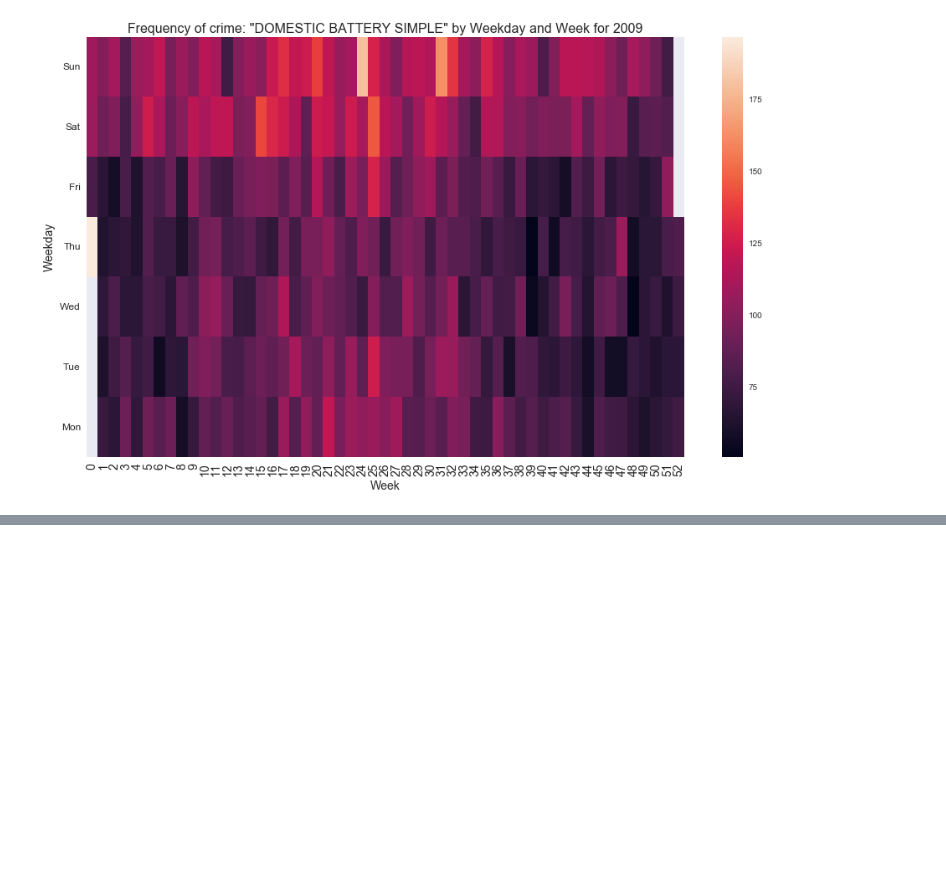
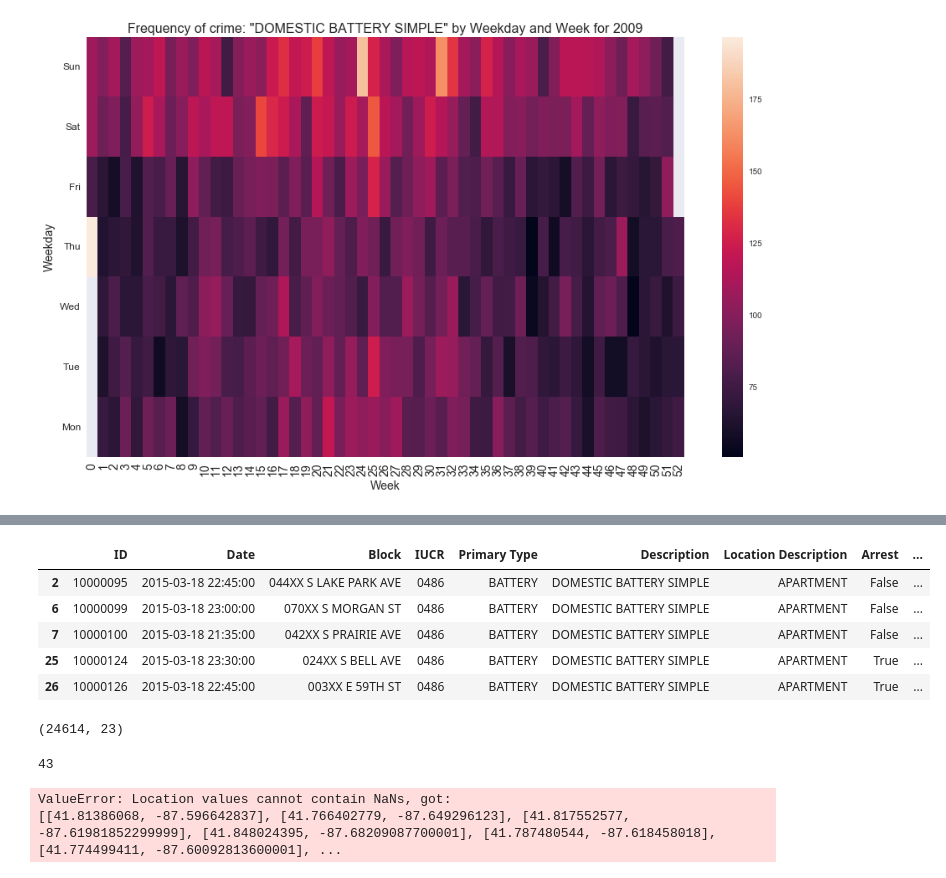
Before and after one commit to MattTriano/Chicago_Crimes, a Jupyter notebook: Chicago_Crime_Exploration.ipynb, the cells around one changed output, grey strips where cells are left out. Cells and saved outputs as stored; diff of their text form; code cells hidden in the pictures; blank space fills up the shorter version.

```diff
--- a/Chicago_Crime_Exploration.ipynb
+++ b/Chicago_Crime_Exploration.ipynb
@@ -83,11 +266,19 @@ chi_crimes['Date'] = pd.to_datetime(chi_crimes['Date'], format=date_format)
 chi_crimes['Description'] = chi_crimes['Description'].astype('category')
 chi_crimes['Primary Type'] = chi_crimes['Primary Type'].astype('category')
 # %%
+# To facilitate heatmaping later
 chi_crimes['Hour'] = chi_crimes['Date'].dt.hour
 chi_crimes['Week'] = chi_crimes['Date'].dt.weekofyear
 chi_crimes['Day'] = chi_crimes['Date'].dt.dayofyear
 chi_crimes['Weekday'] = chi_crimes['Date'].dt.dayofweek
 chi_crimes['Month'] = chi_crimes['Date'].dt.month
+
+# To cut down on memory usage
+chi_crimes['Hour'] = chi_crimes['Hour'].astype('category')
+chi_crimes['Week'] = chi_crimes['Week'].astype('category')
+chi_crimes['Day'] = chi_crimes['Day'].astype('category')
+chi_crimes['Weekday'] = chi_crimes['Weekday'].astype('category')
+chi_crimes['Month'] = chi_crimes['Month'].astype('category')
 # %%
 chi_crimes.info()
 # %% [output]
@@ -390,0 +554,13 @@ chi_map
+# %%
+tmp = chi_crimes[(chi_crimes['Description'] == 'DOMESTIC BATTERY SIMPLE') &
+                 (chi_crimes['Year'] == 2015) ]
+display(tmp.head())
+tmp.shape
+# %% [output]
+|  | ID | Date | Block | IUCR | Primary Type | Description | Location Description | Arrest | ... |
+| 2 | 10000095 | 2015-03-18 22:45:00 | 044XX S LAKE PARK AVE | 0486 | BATTERY | DOMESTIC BATTERY SIMPLE | APARTMENT | False | ... |
+| 6 | 10000099 | 2015-03-18 23:00:00 | 070XX S MORGAN ST | 0486 | BATTERY | DOMESTIC BATTERY SIMPLE | APARTMENT | False | ... |
+| 7 | 10000100 | 2015-03-18 21:35:00 | 042XX S PRAIRIE AVE | 0486 | BATTERY | DOMESTIC BATTERY SIMPLE | APARTMENT | False | ... |
+| 25 | 10000124 | 2015-03-18 23:30:00 | 024XX S BELL AVE | 0486 | BATTERY | DOMESTIC BATTERY SIMPLE | APARTMENT | True | ... |
+| 26 | 10000126 | 2015-03-18 22:45:00 | 003XX E 59TH ST | 0486 | BATTERY | DOMESTIC BATTERY SIMPLE | APARTMENT | True | ... |
+(24614, 23)
@@ -391,19 +569,26 @@ chi_map
+# %%
+tmp['Latitude'].isnull().sum()
+# %% [output]
+43
 # %%
-# instantiate a feature group for the incidents in the dataframe
-incidents = folium.map.FeatureGroup()
+chi_map = folium.Map(location=[41.85, -87.6], zoom_start=11)
+chi_map.add_child(FastMarkerCluster(tmp[['Latitude', 'Longitude']].values.tolist()))
+chi_map
+# # loop through the 100 crimes and add each to the incidents feature group
+# for lat, lng, in zip(tmp.Latitude, tmp.Longitude):
+#     incidents.add_child(
+#         folium.features.CircleMarker(
+#             [lat, lng],
+#             radius=1, # define how big you want the circle markers to be
+#             color='yellow',
+#             fill=True,
+#             fill_color='blue',
+#             fill_opacity=0.6
+#         )
+#     )
 
-# loop through the 100 crimes and add each to the incidents feature group
-for lat, lng, in zip(df_incidents.Y, df_incidents.X):
-    incidents.add_child(
-        folium.features.CircleMarker(
-            [lat, lng],
-            radius=5, # define how big you want the circle markers to be
-            color='yellow',
-            fill=True,
-            fill_color='blue',
-            fill_opacity=0.6
-        )
-    )
-
-# add incidents to map
-chi_map.add_child(incidents)
+# # add incidents to map
+# chi_map.add_child(incidents)
+# %% [output]
+ValueError: Location values cannot contain NaNs, got:
+[[41.81386068, -87.596642837], [41.766402779, -87.649296123], [41.817552577, -87.61981852299999], [41.848024395, -87.68209087700001], [41.787480544, -87.618458018], [41.774499411, -87.60092813600001], ...
```
Also changed, not shown: parts of 26 cells of this notebook, 6 other files.
